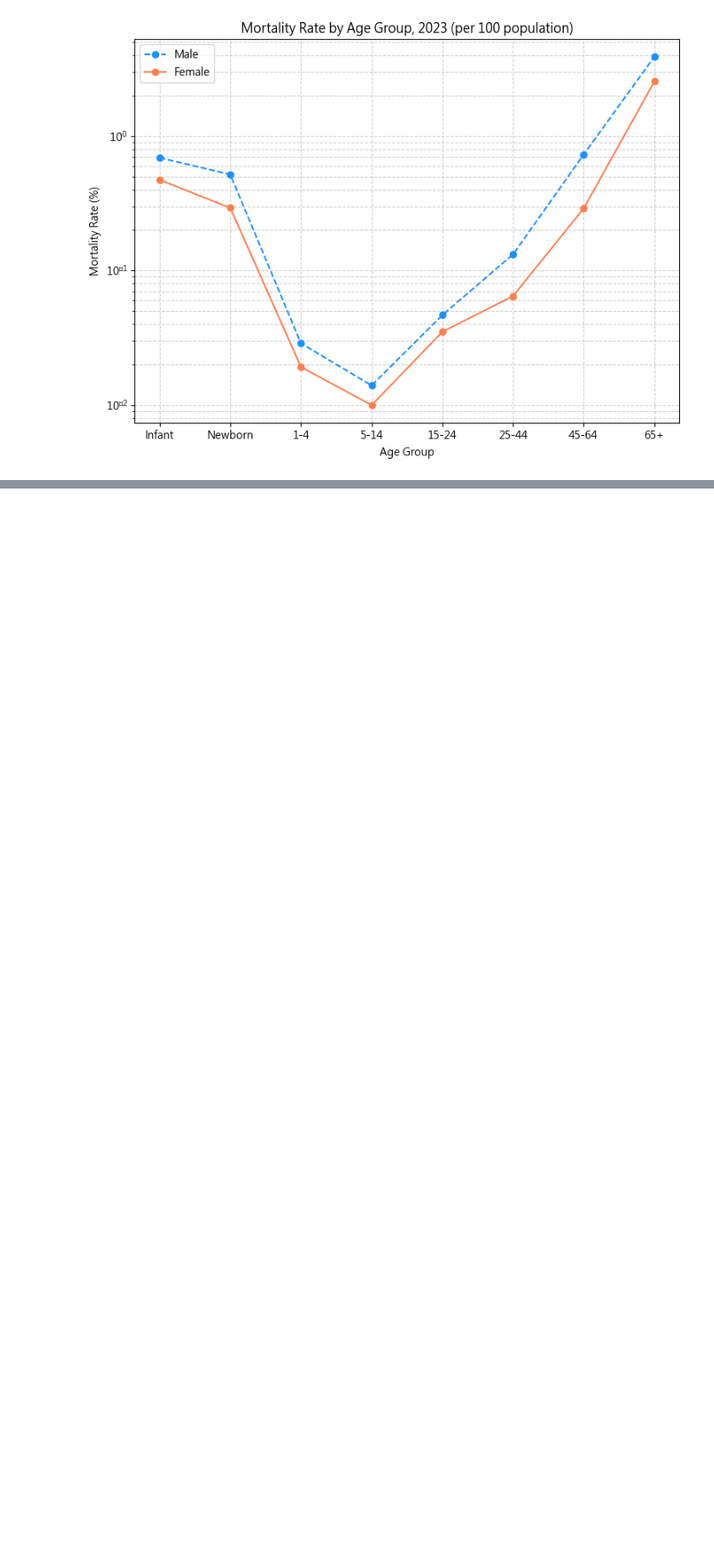
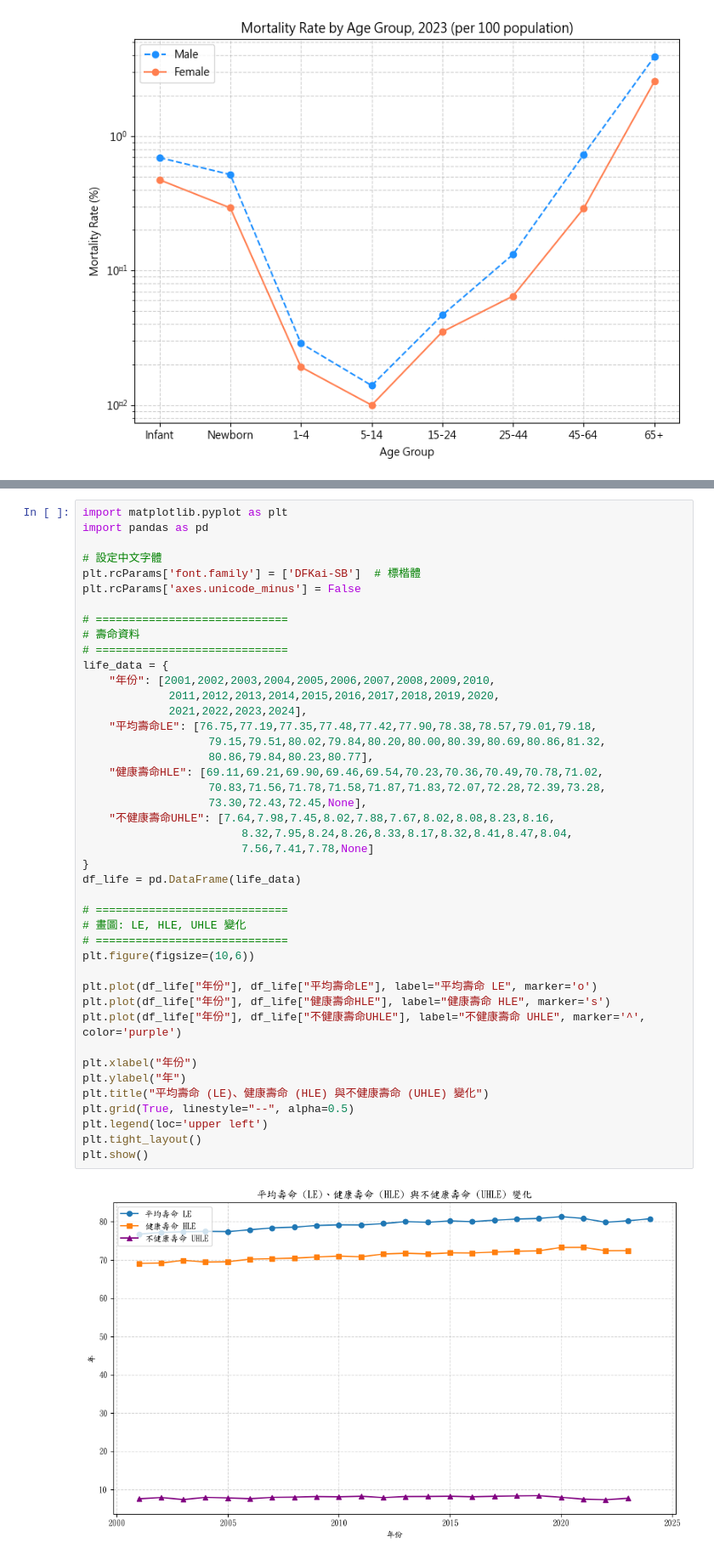
Before and after one commit to m0905404/ScanBook_Split_Merge, a Jupyter notebook: test-1.ipynb, the cells around one changed output, grey strips where cells are left out. Shown at 85% size. Drawn from its saved outputs; the diff is of its cells as text; blank space fills up the shorter version.

```diff
--- a/test-1.ipynb
+++ b/test-1.ipynb
@@ -191,0 +457,45 @@ Font 'default' does not have a glyph for '\u2212' [U+2212], substituting with a
+# %%
+import matplotlib.pyplot as plt
+import pandas as pd
+
+# 設定中文字體
+plt.rcParams['font.family'] = ['DFKai-SB']  # 標楷體
+plt.rcParams['axes.unicode_minus'] = False
+
+# =============================
+# 壽命資料
+# =============================
+life_data = {
+    "年份": [2001,2002,2003,2004,2005,2006,2007,2008,2009,2010,
+             2011,2012,2013,2014,2015,2016,2017,2018,2019,2020,
+             2021,2022,2023,2024],
+    "平均壽命LE": [76.75,77.19,77.35,77.48,77.42,77.90,78.38,78.57,79.01,79.18,
+                   79.15,79.51,80.02,79.84,80.20,80.00,80.39,80.69,80.86,81.32,
+                   80.86,79.84,80.23,80.77],
+    "健康壽命HLE": [69.11,69.21,69.90,69.46,69.54,70.23,70.36,70.49,70.78,71.02,
+                   70.83,71.56,71.78,71.58,71.87,71.83,72.07,72.28,72.39,73.28,
+                   73.30,72.43,72.45,None],
+    "不健康壽命UHLE": [7.64,7.98,7.45,8.02,7.88,7.67,8.02,8.08,8.23,8.16,
+                        8.32,7.95,8.24,8.26,8.33,8.17,8.32,8.41,8.47,8.04,
+                        7.56,7.41,7.78,None]
+}
+df_life = pd.DataFrame(life_data)
+
+# =============================
+# 畫圖: LE, HLE, UHLE 變化
+# =============================
+plt.figure(figsize=(10,6))
+
+plt.plot(df_life["年份"], df_life["平均壽命LE"], label="平均壽命 LE", marker='o')
+plt.plot(df_life["年份"], df_life["健康壽命HLE"], label="健康壽命 HLE", marker='s')
+plt.plot(df_life["年份"], df_life["不健康壽命UHLE"], label="不健康壽命 UHLE", marker='^', color='purple')
+
+plt.xlabel("年份")
+plt.ylabel("年")
+plt.title("平均壽命 (LE)、健康壽命 (HLE) 與不健康壽命 (UHLE) 變化")
+plt.grid(True, linestyle="--", alpha=0.5)
+plt.legend(loc='upper left')
+plt.tight_layout()
+plt.show()
+# %% [output]
+[figure, added]
```
Also changed, not shown: parts of 9 cells of this notebook, 14 other files.
